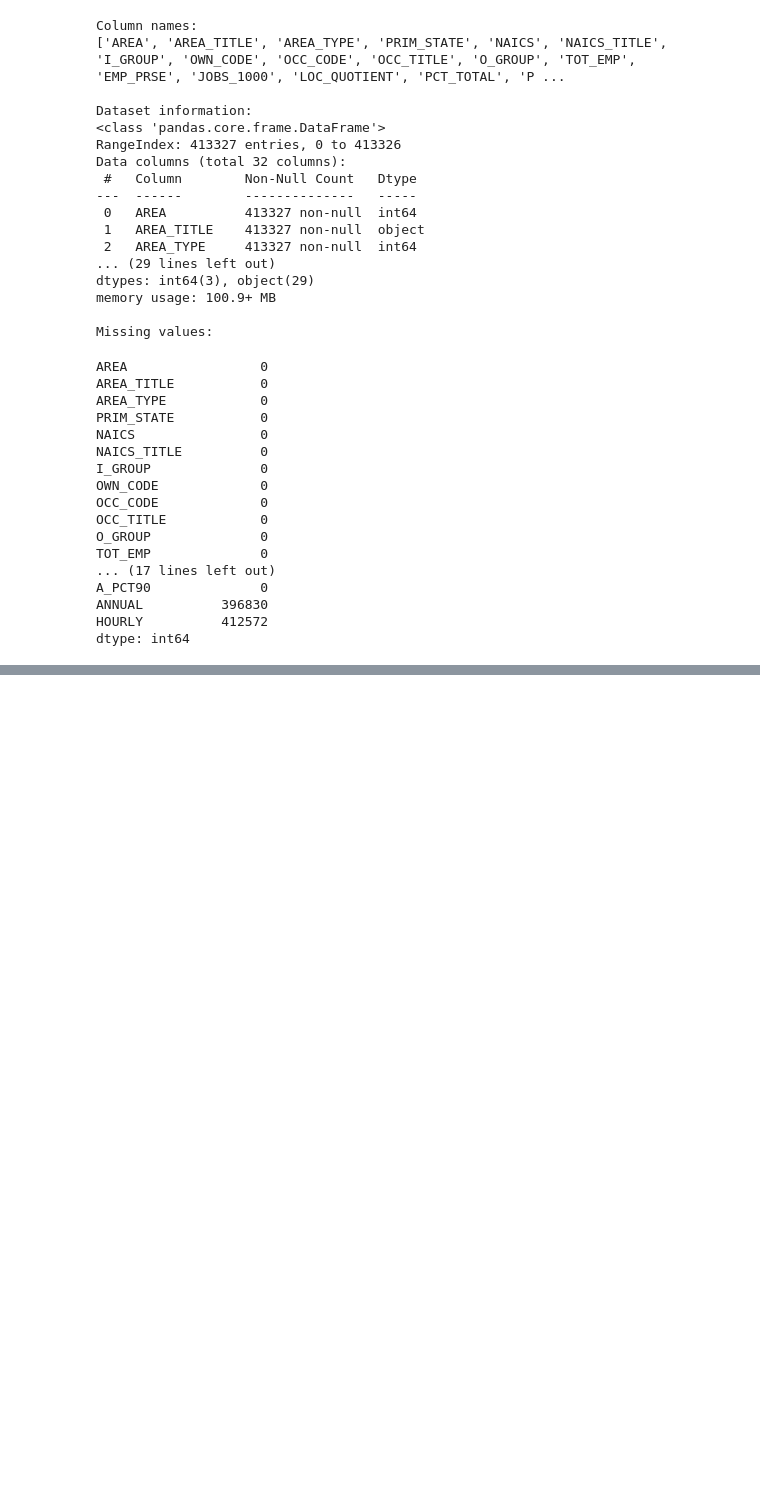
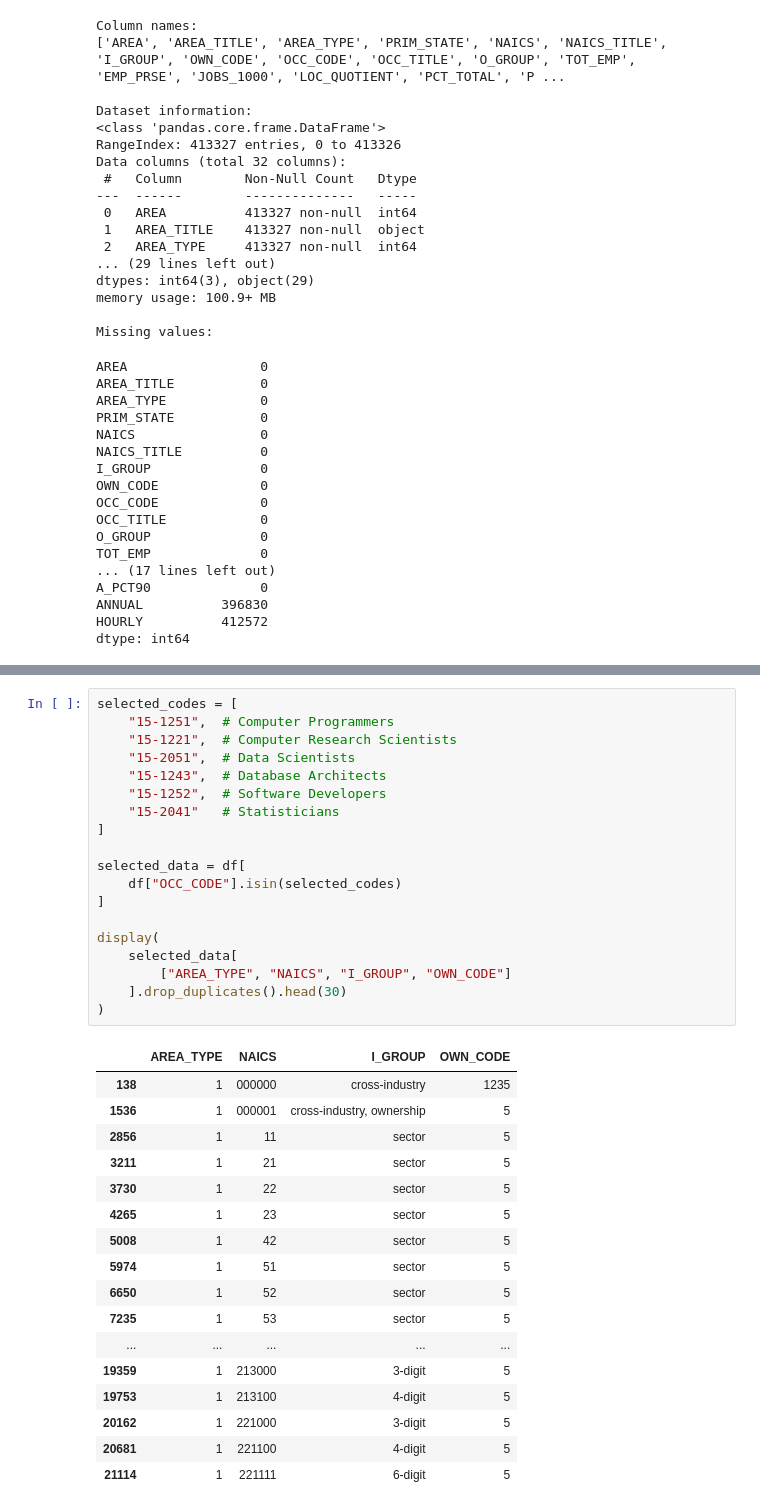
Before and after one commit to Arcanjo-jefferson/USA-AI-Employment-Analysis, a Jupyter notebook: analysis/employment_analysis.ipynb, the cells around one changed output, grey strips where cells are left out. Drawn from its saved outputs; the diff is of its cells as text; blank space fills up the shorter version.

Commit message:
Identify AI-related occupations and explore data classifications

```diff
--- a/analysis/employment_analysis.ipynb
+++ b/analysis/employment_analysis.ipynb
@@ -92,0 +202,37 @@ dtype: int64
+# %%
+selected_codes = [
+    "15-1251",  # Computer Programmers
+    "15-1221",  # Computer Research Scientists
+    "15-2051",  # Data Scientists
+    "15-1243",  # Database Architects
+    "15-1252",  # Software Developers
+    "15-2041"   # Statisticians
+]
+
+selected_data = df[
+    df["OCC_CODE"].isin(selected_codes)
+]
+
+display(
+    selected_data[
+        ["AREA_TYPE", "NAICS", "I_GROUP", "OWN_CODE"]
+    ].drop_duplicates().head(30)
+)
+# %% [output]
+|  | AREA_TYPE | NAICS | I_GROUP | OWN_CODE |
+| 138 | 1 | 000000 | cross-industry | 1235 |
+| 1536 | 1 | 000001 | cross-industry, ownership | 5 |
+| 2856 | 1 | 11 | sector | 5 |
+| 3211 | 1 | 21 | sector | 5 |
+| 3730 | 1 | 22 | sector | 5 |
+| 4265 | 1 | 23 | sector | 5 |
+| 5008 | 1 | 42 | sector | 5 |
+| 5974 | 1 | 51 | sector | 5 |
+| 6650 | 1 | 52 | sector | 5 |
+| 7235 | 1 | 53 | sector | 5 |
+| ... | ... | ... | ... | ... |
+| 19359 | 1 | 213000 | 3-digit | 5 |
+| 19753 | 1 | 213100 | 4-digit | 5 |
+| 20162 | 1 | 221000 | 3-digit | 5 |
+| 20681 | 1 | 221100 | 4-digit | 5 |
+| 21114 | 1 | 221111 | 6-digit | 5 |
```
Also changed, not shown: parts of 6 cells of this notebook.
